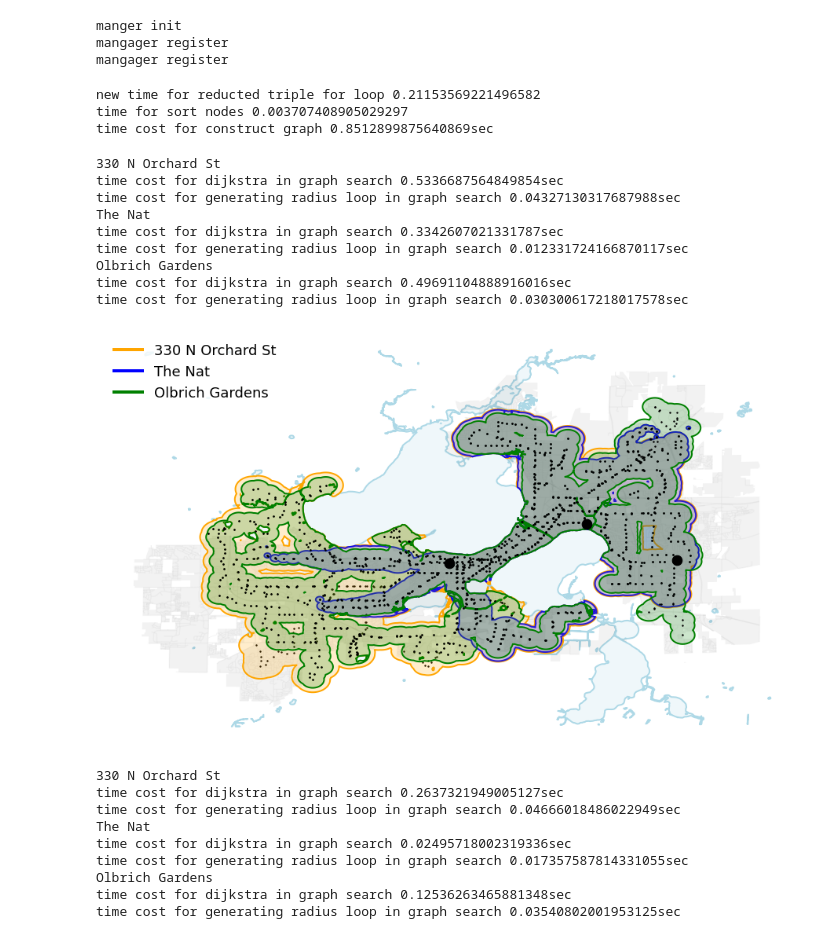
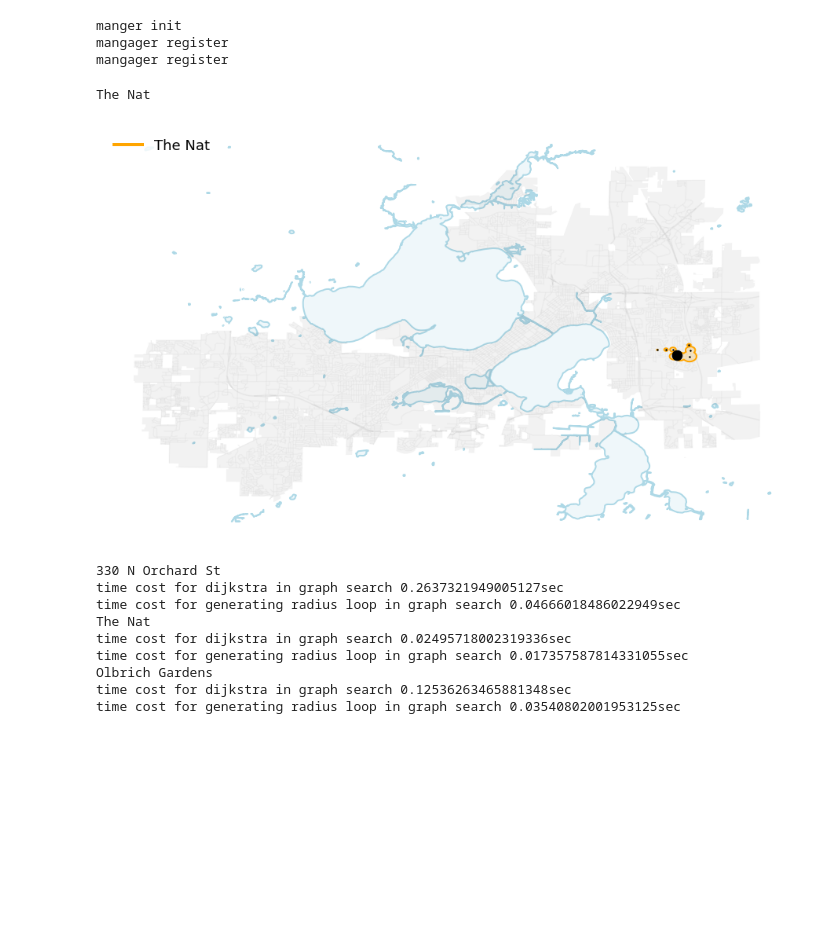
Before and after one commit to wisc-bus/simulator, a Jupyter notebook: notebooks/bazaar-demo.ipynb, the cells around one changed output. Cells and saved outputs as stored; diff of their text form; code cells hidden in the pictures; blank space fills up the shorter version.

```diff
--- a/notebooks/bazaar-demo.ipynb
+++ b/notebooks/bazaar-demo.ipynb
@@ -23,7 +23,7 @@ DATA_PATH = "../data/mmt_gtfs.zip"
 OUT_PATH = "/tmp/output"
 DAY = "monday"
 START_TIME = "12:00:00"
-ELAPSE_TIME = "01:30:00"
+ELAPSE_TIME = "00:30:00"
 AVG_WALKING_SPEED = 1.4 # 1.4 meters per second
 MAX_WALKING_MIN = 10
 city = gpd.read_file("../data/plot/background/madison-shp")
@@ -37,10 +37,6 @@ min_lat = city.bounds.miny.min()
 geolocator = Nominatim(user_agent="wisc_bazarr_demo")
 manager = LocalManager(DATA_PATH, OUT_PATH, None)
 busSim = BusSim(manager, DAY, START_TIME, ELAPSE_TIME, AVG_WALKING_SPEED, MAX_WALKING_MIN)
-# %% [output]
-new time for reducted triple for loop 0.21153569221496582
-time for sort nodes 0.003707408905029297
-time cost for construct graph 0.8512899875640869sec
 # %%
 cache = {}
 def geocode(addr):
@@ -107,21 +103,11 @@ def demo(addrs_str):
     plot([s.strip() for s in addrs_str.split("\n") if s.strip() != ""])
 # %%
 demo("""
-330 N Orchard St
 The Nat
-Olbrich Gardens
 """)
 # %% [output]
-330 N Orchard St
-time cost for dijkstra in graph search 0.5336687564849854sec
-time cost for generating radius loop in graph search 0.04327130317687988sec
 The Nat
-time cost for dijkstra in graph search 0.3342607021331787sec
-time cost for generating radius loop in graph search 0.012331724166870117sec
-Olbrich Gardens
-time cost for dijkstra in graph search 0.49691104888916016sec
-time cost for generating radius loop in graph search 0.030300617218017578sec
-[figure, old version]
+[figure, new version]
 # %%
 demo("""
 330 N Orchard St
```
Also changed, not shown: 5 other files.
